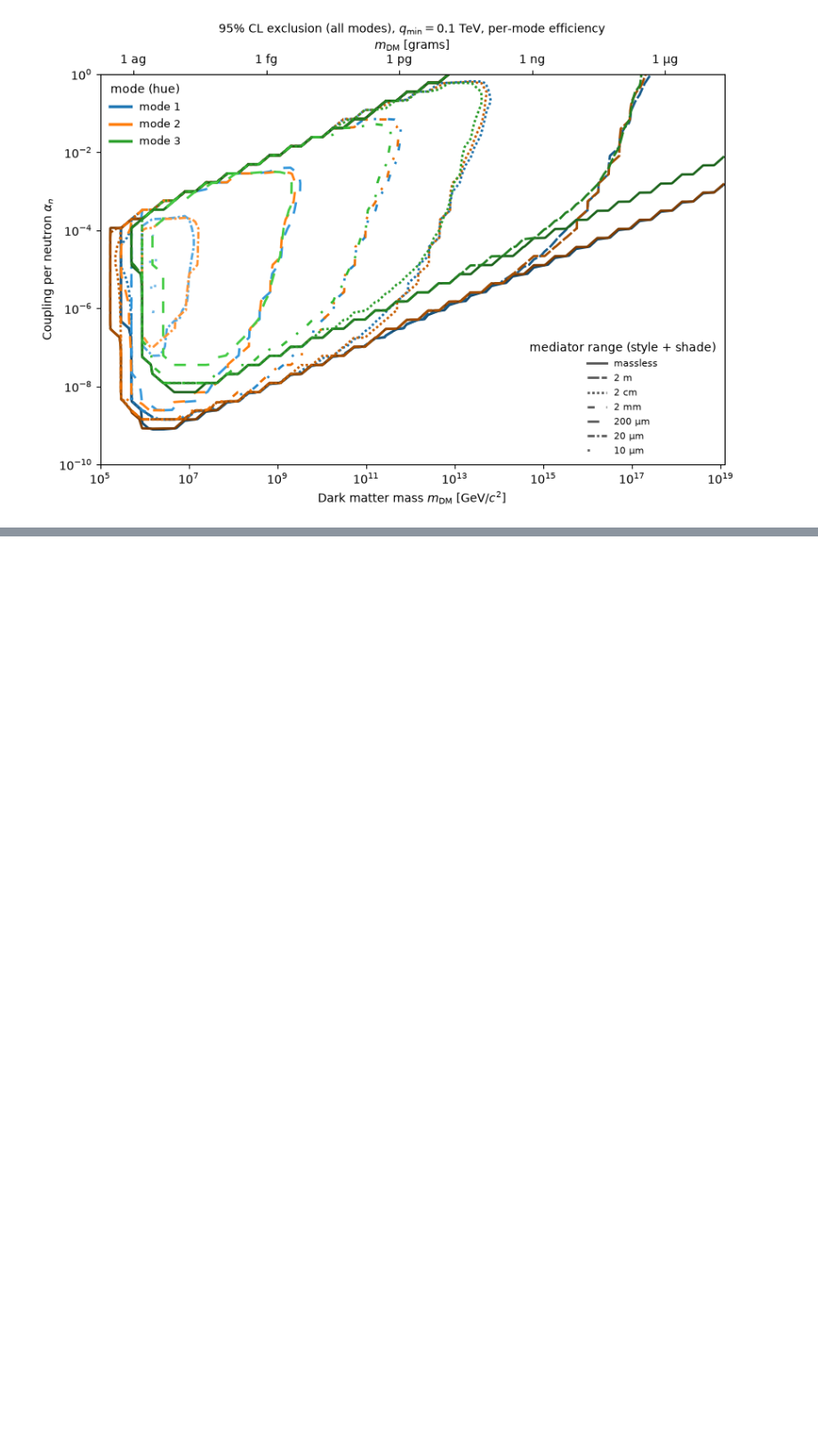
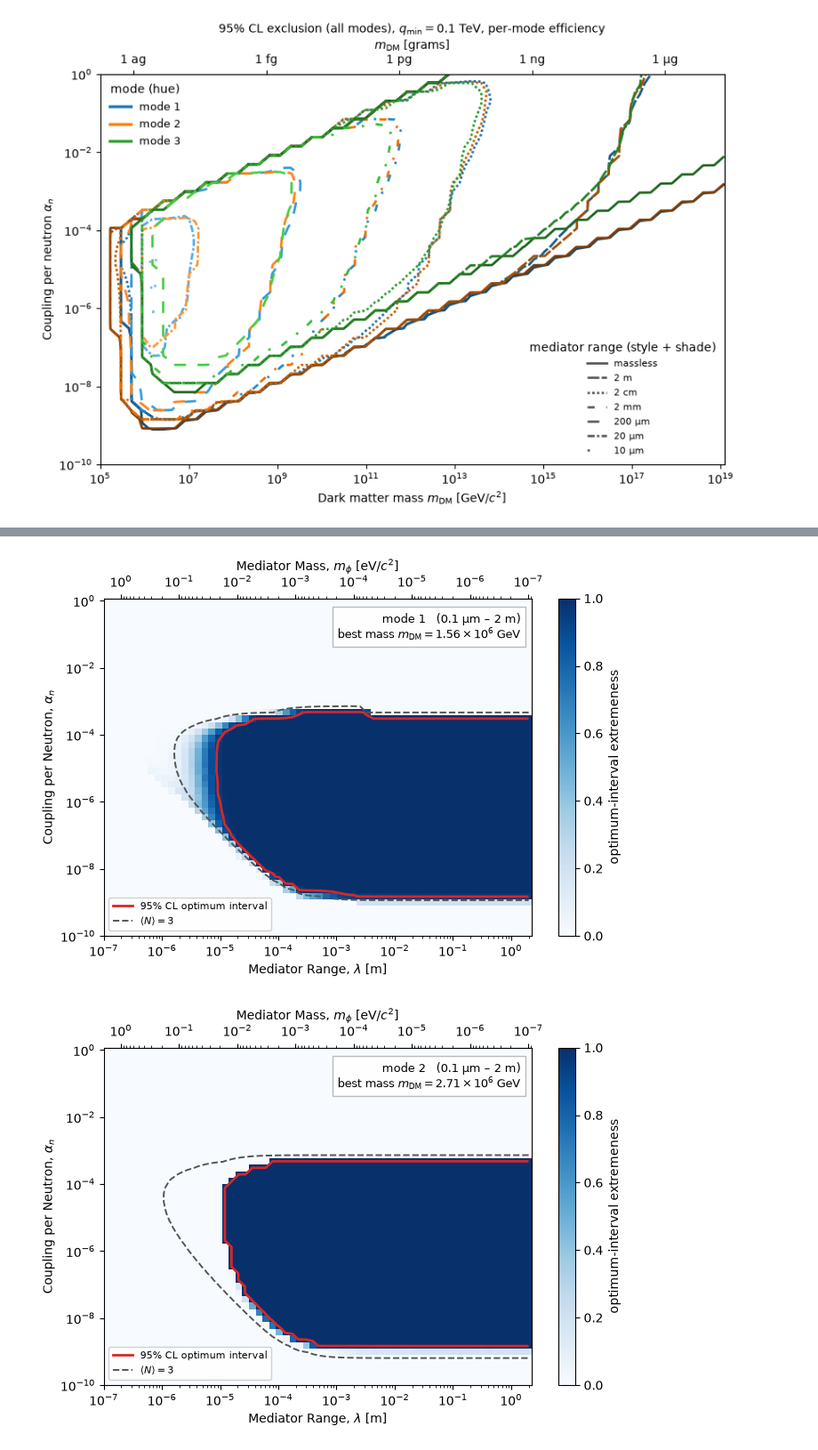
Before and after one commit to PolonaiseExperiment/luhdm, a Jupyter notebook: notebooks/04_mode_comparison.ipynb, the cells around one changed output, grey strips where cells are left out. Shown at 89% size. Saved outputs shown, nothing was run; the diff lists cells and outputs as text; code cells hidden in the pictures; blank space fills up the shorter version.

```diff
--- a/notebooks/04_mode_comparison.ipynb
+++ b/notebooks/04_mode_comparison.ipynb
@@ -212,0 +154,42 @@ mediator_panels(True, "04_mediator_vs_coupling_zoom",
+# %%
+def load_lambda(mode, zoom=False):
+    f = CACHE / f"mode{mode}" / ("scan_lambda_zoom.npz" if zoom else "scan_lambda.npz")
+    return np.load(f) if f.exists() else None
+
+def mediator_single(mode, zoom, figname, subtitle):
+    d = load_lambda(mode, zoom)
+    if d is None:
+        print(f"mode {mode}: no {'zoom ' if zoom else ''}lambda cache yet "
+              "(run scripts/scan_lambda.py)"); return
+    lambs, alphas = d["lambs"], d["alphas_n"]
+    p, mu, m_fixed = d["extremeness"], d["counts"], float(d["m_dm"])
+    fig, ax = plt.subplots(figsize=(7, 5))
+    mesh = ax.pcolormesh(lambs, alphas, p, cmap="Blues", vmin=0, vmax=1,
+                         shading="auto")
+    fig.colorbar(mesh, ax=ax, label="optimum-interval extremeness")
+    ax.contour(lambs, alphas, p, levels=[CONF], colors="#d62728", linewidths=2)
+    ax.contour(lambs, alphas, mu, levels=[3.0], colors="#555555",
+               linewidths=1.4, linestyles="--")
+    ax.plot([], [], color="#d62728", lw=2, label=f"{CONF:.0%} CL optimum interval")
+    ax.plot([], [], color="#555555", lw=1.4, ls="--", label=r"$\langle N\rangle = 3$")
+    ax.set_xscale("log"); ax.set_yscale("log")
+    ax.set_xlabel(r"Mediator Range, $\lambda$ [m]")
+    ax.set_ylabel(r"Coupling per Neutron, $\alpha_n$")
+    secax = ax.secondary_xaxis(
+        "top", functions=(lambda x: 1e9 / units.conv_m2pGeV(x),
+                          lambda x: 1e9 / units.conv_m2pGeV(1.0) / x))
+    secax.set_xlabel(r"Mediator Mass, $m_\phi$ [eV/$c^2$]")
+    e_b = int(np.floor(np.log10(m_fixed)))
+    ax.text(0.975, 0.96,
+            f"mode {mode}   ({subtitle})\n"
+            rf"best mass $m_{{\rm DM}}={m_fixed / 10**e_b:.2f}\times10^{{{e_b}}}$ GeV",
+            transform=ax.transAxes, ha="right", va="top", fontsize=9,
+            bbox=dict(fc="white", ec="0.7", alpha=0.9))
+    ax.legend(loc="lower left", fontsize=8, framealpha=0.9)
+    fig.tight_layout(); save_figure(fig, figname); plt.show()
+
+for mode in ALL_MODES:
+    mediator_single(mode, False, f"04_mediator_mode{mode}", "0.1 µm – 2 m")
+# %% [output]
+[figure, added]
+[figure, added]
```
Also changed, not shown: parts of 6 cells of this notebook, 33 other files.
